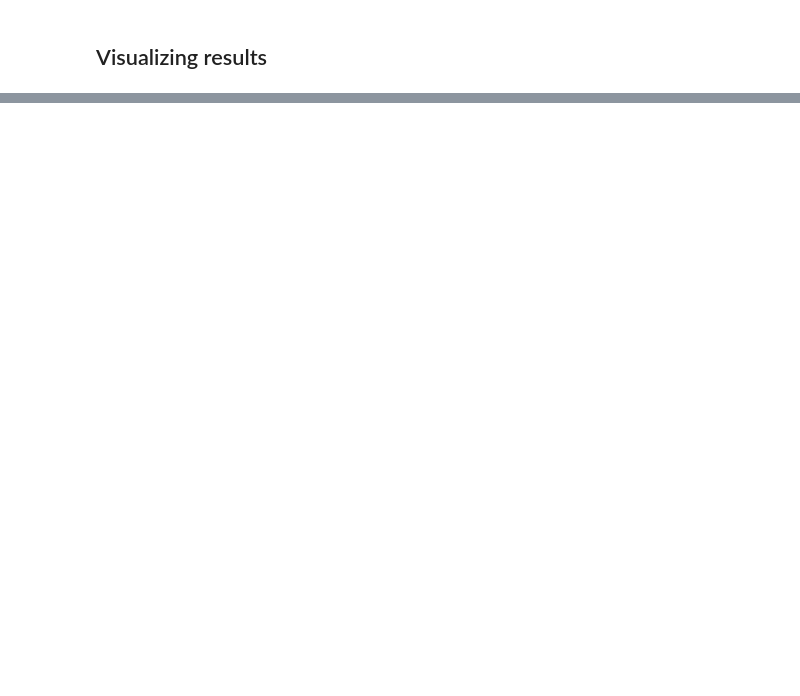
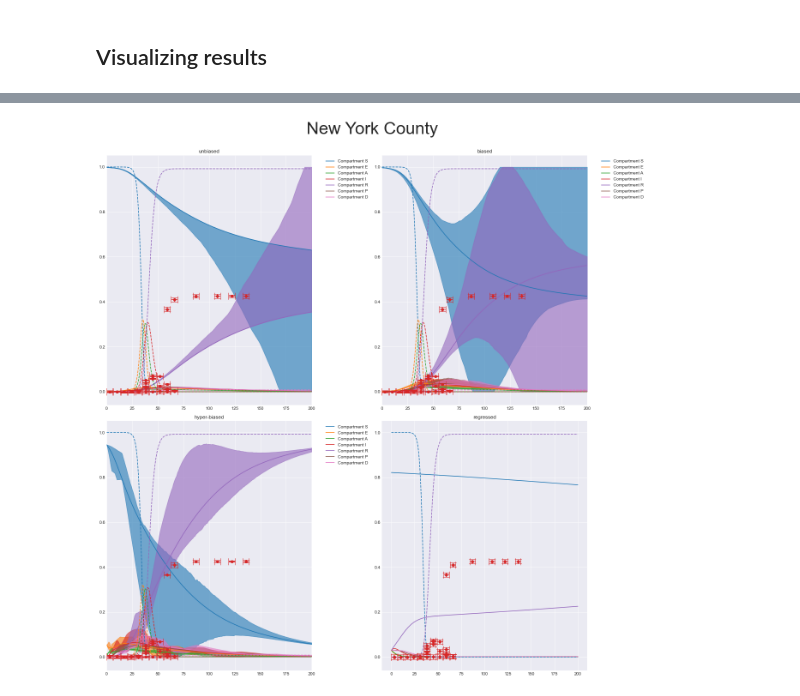
Before and after one commit to ur-whitelab/py0, a Jupyter notebook: examples/Fit_data.ipynb, the cells around one changed output, grey strips where cells are left out. Cells and saved outputs as stored; diff of their text form; code cells hidden in the pictures; blank space fills up the shorter version.

```diff
--- a/examples/Fit_data.ipynb
+++ b/examples/Fit_data.ipynb
@@ -408,0 +478,40 @@ plt.savefig('compare_biased.png', dpi = 300)
+# %%
+patch_number = 30
+fig, axs = plt.subplots(nrows=2, ncols=2, figsize=(18,18))
+fig.suptitle('{}'.format(patches[patch_number]), fontsize=40,y=1.005)
+
+axs[0,0].set_title('unbiased')
+maxentep.traj_quantile(trajs[:,:,patch_number,:], names=full_compartments, ax=axs[0,0])
+axs[0,0].plot(ref_traj[p,:,patch_number,:], linestyle='--')
+# axs[1].plot(ref_traj[p,:,0,0], linestyle='--', color='C0')
+for i,pf in enumerate(plot_fxns):
+    pf(axs[0,0], me_model.lambdas[i], color='C3')
+plt.tight_layout()
+
+axs[0,1].set_title('biased')
+maxentep.traj_quantile(trajs[:,:,patch_number,:], weights=me_model.traj_weights, names=full_compartments, ax=axs[0,1])
+axs[0,1].plot(ref_traj[p,:,patch_number,:], linestyle='--')
+# axs[1].plot(ref_traj[p,:,0,0], linestyle='--', color='C0')
+for i,pf in enumerate(plot_fxns):
+    pf(axs[0,1], me_model.lambdas[i], color='C3')
+plt.tight_layout()
+
+axs[1,0].set_title('hyper-biased')
+maxentep.traj_quantile(hme_model.trajs[:,:,patch_number,:], weights=hme_model.traj_weights, names=full_compartments, ax=axs[1,0])
+axs[1,0].plot(ref_traj[p,:,patch_number,:], linestyle='--')
+for i,pf in enumerate(plot_fxns):
+    pf(axs[1,0], hme_model.lambdas[i], color='C3')
+plt.tight_layout()
+
+axs[1,1].set_title('regressed')
+axs[1,1].plot(rtraj[0,:,patch_number,:])
+axs[1,1].plot(ref_traj[p,:,patch_number,0], linestyle='--',color='C0')
+axs[1,1].plot(ref_traj[p,:,patch_number,4], linestyle='--',color='C4')
+for i,pf in enumerate(plot_fxns):
+    pf(axs[1,1], 1, color='C3')
+
+plt.tight_layout()
+plt.savefig('compare_NY.png', dpi = 300)
+plt.show()
+# %% [output]
+[figure, added]
```
Also changed, not shown: parts of 20 cells of this notebook.
